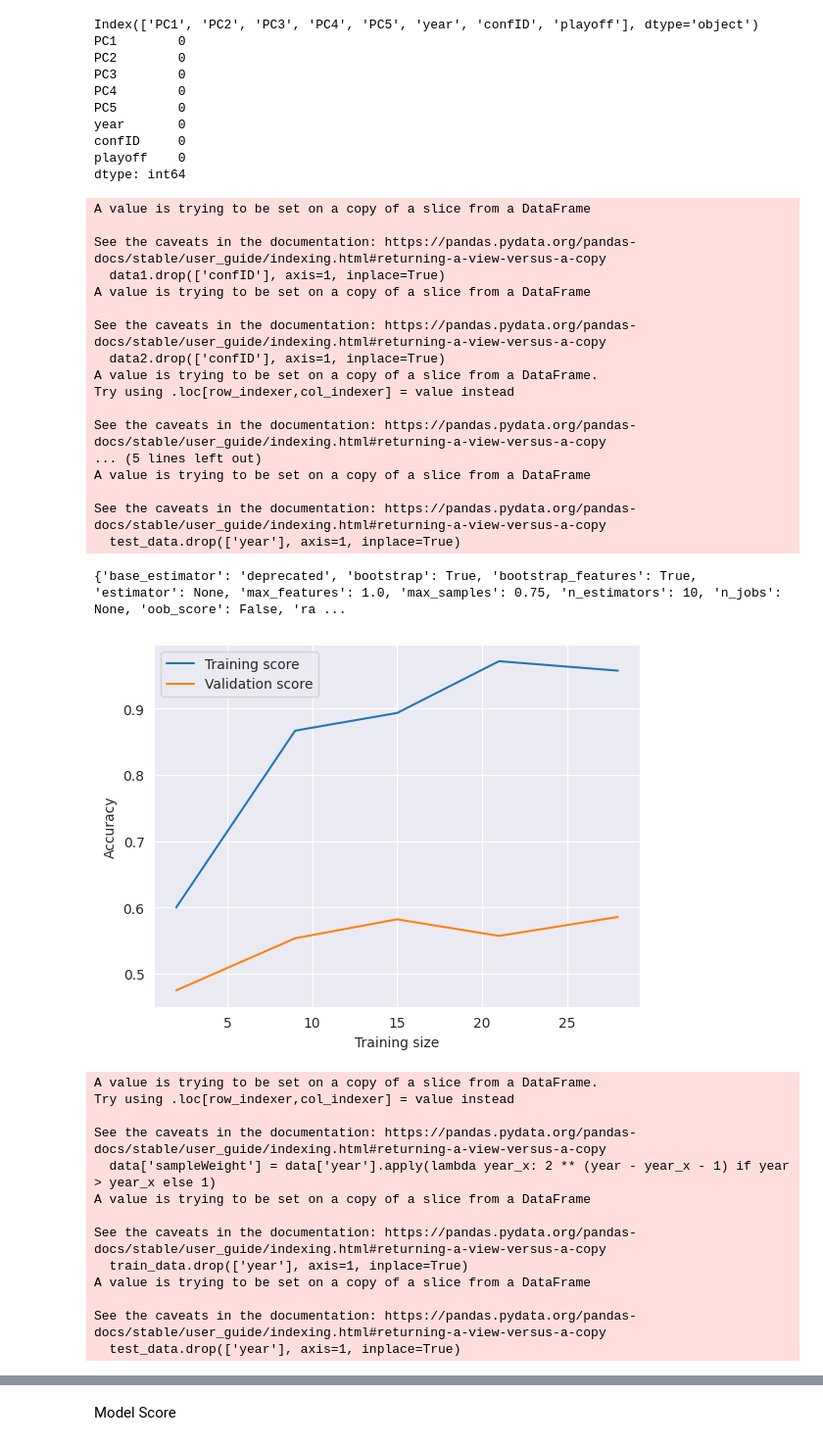
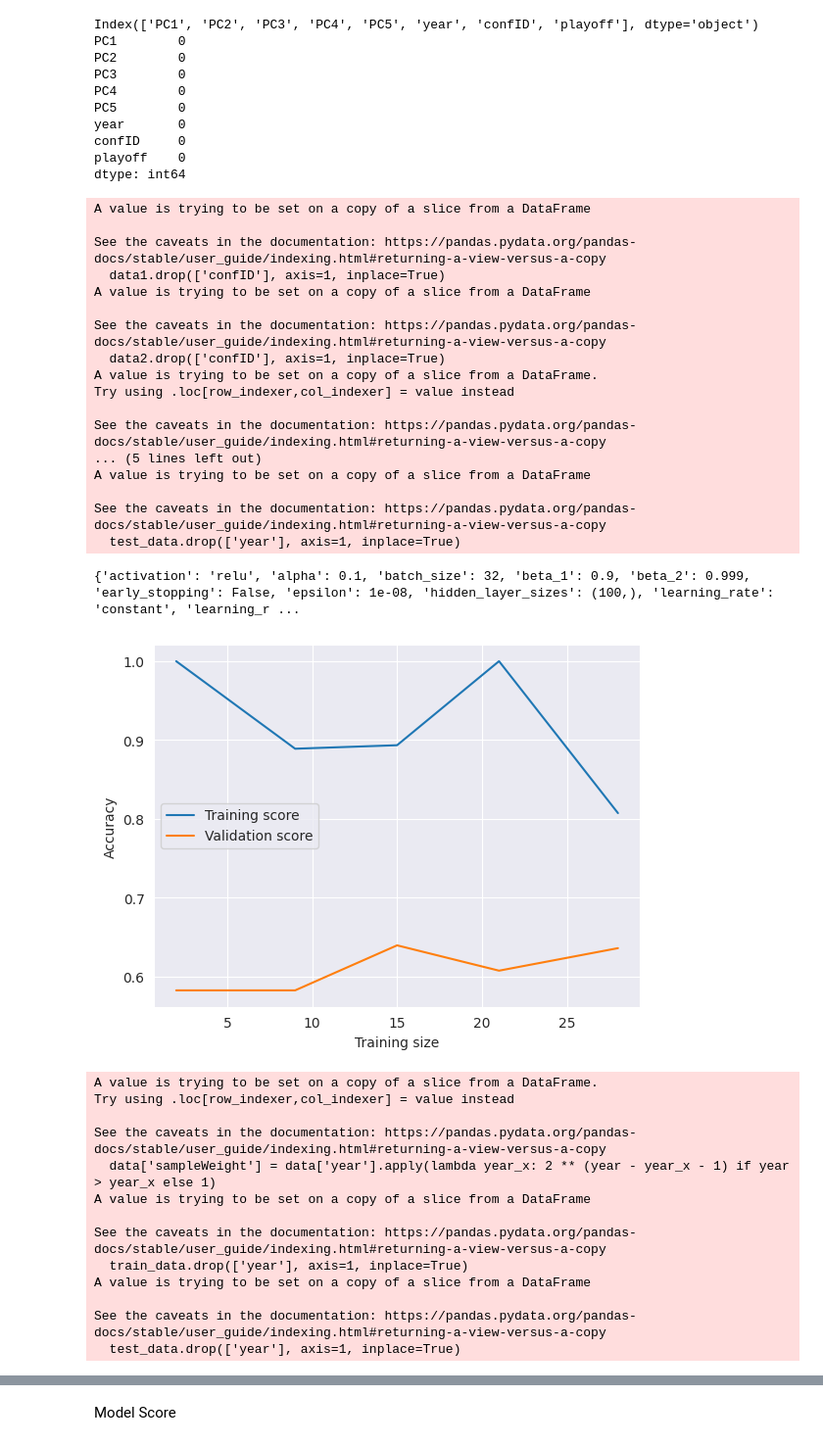
Before and after one commit to DanielRodrigues08/AC-FEUP, a Jupyter notebook: classification.ipynb, the cells around one changed output, grey strips where cells are left out. Shown at 98% size. Saved outputs shown, nothing was run; the diff lists cells and outputs as text; code cells hidden in the pictures.

Commit message:
Params grid

```diff
--- a/classification.ipynb
+++ b/classification.ipynb
@@ -397,36 +397,36 @@ def train_evaluate_decision_tree_graph(model, data, param_grid):
     y_prob = np.concatenate((y_prob1[:, 1], y_prob2[:, 1]))
 
     if year == 8:
         model_score(y_test, y_pred, y_prob)
 
     accuracy = accuracy_score(y_test, y_pred)
     accuracy_scores.append(accuracy)
     years_tested.append(year)
 
     return years_tested, accuracy_scores
 
 
-train_evaluate_decision_tree_graph(bagging, df, bagging_param_grid)
+train_evaluate_decision_tree_graph(mlp, df, mlp_param_grid)
 # %% [output]
 A value is trying to be set on a copy of a slice from a DataFrame
 
 See the caveats in the documentation: https://pandas.pydata.org/pandas-docs/stable/user_guide/indexing.html#returning-a-view-versus-a-copy
   data1.drop(['confID'], axis=1, inplace=True)
 A value is trying to be set on a copy of a slice from a DataFrame
 
 See the caveats in the documentation: https://pandas.pydata.org/pandas-docs/stable/user_guide/indexing.html#returning-a-view-versus-a-copy
   data2.drop(['confID'], axis=1, inplace=True)
 A value is trying to be set on a copy of a slice from a DataFrame.
 Try using .loc[row_indexer,col_indexer] = value instead
 
 See the caveats in the documentation: https://pandas.pydata.org/pandas-docs/stable/user_guide/indexing.html#returning-a-view-versus-a-copy
 ... (5 lines left out)
 A value is trying to be set on a copy of a slice from a DataFrame
 
 See the caveats in the documentation: https://pandas.pydata.org/pandas-docs/stable/user_guide/indexing.html#returning-a-view-versus-a-copy
   test_data.drop(['year'], axis=1, inplace=True)
-{'base_estimator': 'deprecated', 'bootstrap': True, 'bootstrap_features': True, 'estimator': None, 'max_features': 1.0, 'max_samples': 0.75, 'n_estimators': 10, 'n_jobs': None, 'oob_score': False, 'ra ...
+{'activation': 'relu', 'alpha': 0.1, 'batch_size': 32, 'beta_1': 0.9, 'beta_2': 0.999, 'early_stopping': False, 'epsilon': 1e-08, 'hidden_layer_sizes': (100,), 'learning_rate': 'constant', 'learning_r ...
-[figure, old version]
+[figure, new version]
 A value is trying to be set on a copy of a slice from a DataFrame.
 Try using .loc[row_indexer,col_indexer] = value instead
 
```
Also changed, not shown: parts of 2 cells of this notebook.
